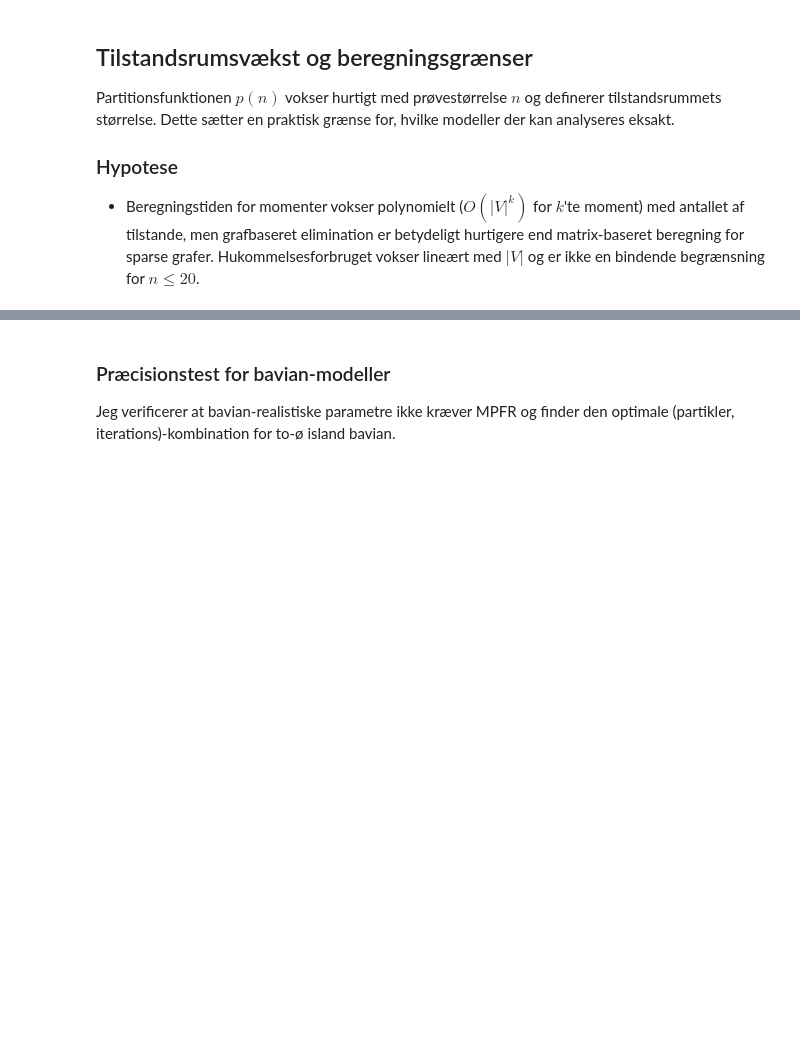
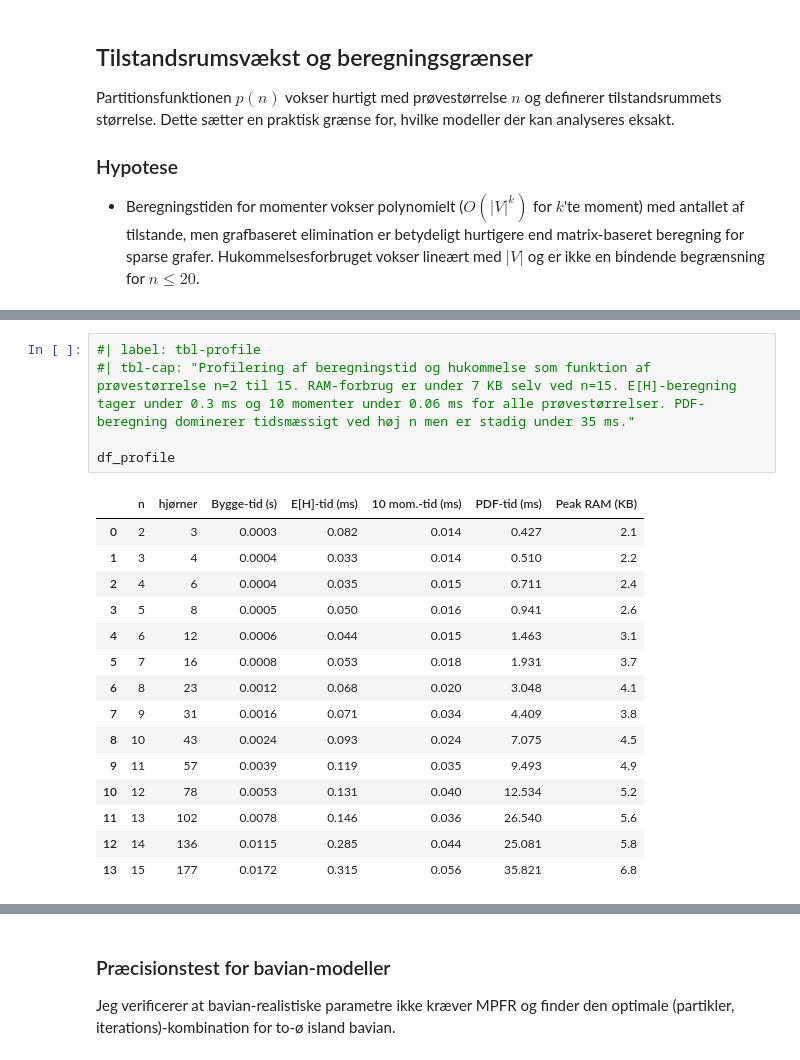
Before and after one commit to munch-group/emma-giraf, a Jupyter notebook: notebooks/04_numerical_precision_and_scaling.ipynb, the cells around one changed output, grey strips where cells are left out. Drawn from its saved outputs; the diff is of its cells as text; blank space fills up the shorter version.

```diff
--- a/notebooks/04_numerical_precision_and_scaling.ipynb
+++ b/notebooks/04_numerical_precision_and_scaling.ipynb
@@ -420,2 +449,23 @@ Profileringstabel:
+# %%
+#| label: tbl-profile
+#| tbl-cap: "Profilering af beregningstid og hukommelse som funktion af prøvestørrelse n=2 til 15. RAM-forbrug er under 7 KB selv ved n=15. E[H]-beregning tager under 0.3 ms og 10 momenter under 0.06 ms for alle prøvestørrelser. PDF-beregning dominerer tidsmæssigt ved høj n men er stadig under 35 ms."
+
+df_profile
+# %% [output]
+|  | n | hjørner | Bygge-tid (s) | E[H]-tid (ms) | 10 mom.-tid (ms) | PDF-tid (ms) | Peak RAM (KB) |
+| 0 | 2 | 3 | 0.0003 | 0.082 | 0.014 | 0.427 | 2.1 |
+| 1 | 3 | 4 | 0.0004 | 0.033 | 0.014 | 0.510 | 2.2 |
+| 2 | 4 | 6 | 0.0004 | 0.035 | 0.015 | 0.711 | 2.4 |
+| 3 | 5 | 8 | 0.0005 | 0.050 | 0.016 | 0.941 | 2.6 |
+| 4 | 6 | 12 | 0.0006 | 0.044 | 0.015 | 1.463 | 3.1 |
+| 5 | 7 | 16 | 0.0008 | 0.053 | 0.018 | 1.931 | 3.7 |
+| 6 | 8 | 23 | 0.0012 | 0.068 | 0.020 | 3.048 | 4.1 |
+| 7 | 9 | 31 | 0.0016 | 0.071 | 0.034 | 4.409 | 3.8 |
+| 8 | 10 | 43 | 0.0024 | 0.093 | 0.024 | 7.075 | 4.5 |
+| 9 | 11 | 57 | 0.0039 | 0.119 | 0.035 | 9.493 | 4.9 |
+| 10 | 12 | 78 | 0.0053 | 0.131 | 0.040 | 12.534 | 5.2 |
+| 11 | 13 | 102 | 0.0078 | 0.146 | 0.036 | 26.540 | 5.6 |
+| 12 | 14 | 136 | 0.0115 | 0.285 | 0.044 | 25.081 | 5.8 |
+| 13 | 15 | 177 | 0.0172 | 0.315 | 0.056 | 35.821 | 6.8 |
 # %%
 #| label: fig-skalering-states
```
Also changed, not shown: parts of 11 cells of this notebook, 9 other files.
